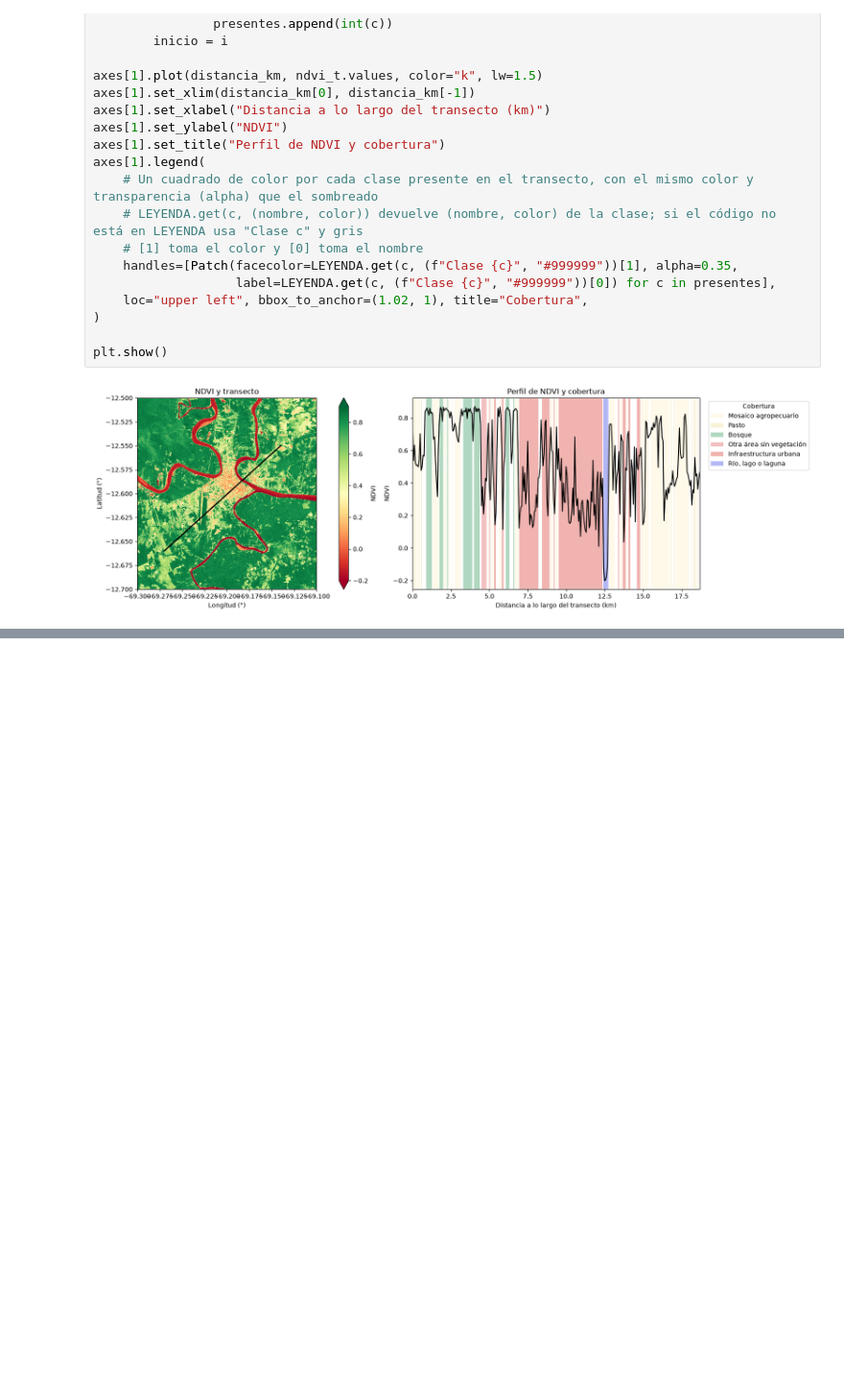
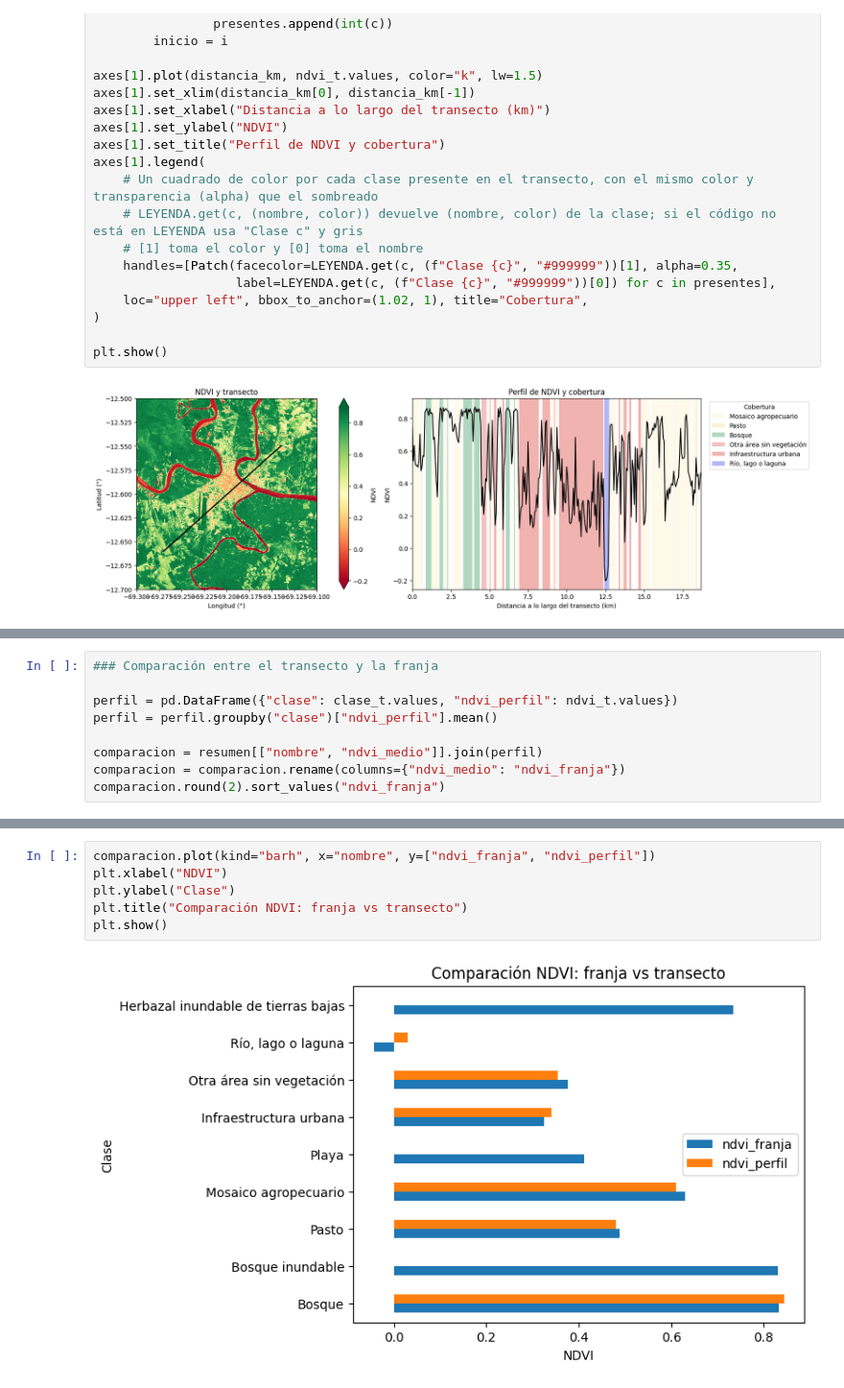
Before and after one commit to SALINASSebas/geocomputacion_-1GEO20-, a Jupyter notebook: ejercicios/ejercicios_aplicados/cobertura_ndvi.ipynb, the cells around one changed output, grey strips where cells are left out. Shown at 96% size. Cells and saved outputs as stored; diff of their text form; blank space fills up the shorter version.

```diff
--- a/ejercicios/ejercicios_aplicados/cobertura_ndvi.ipynb
+++ b/ejercicios/ejercicios_aplicados/cobertura_ndvi.ipynb
@@ -243,0 +307,9 @@ plt.show()
+# %%
+### Comparación entre el transecto y la franja
+
+perfil = pd.DataFrame({"clase": clase_t.values, "ndvi_perfil": ndvi_t.values})
+perfil = perfil.groupby("clase")["ndvi_perfil"].mean()
+
+comparacion = resumen[["nombre", "ndvi_medio"]].join(perfil)
+comparacion = comparacion.rename(columns={"ndvi_medio": "ndvi_franja"})
+comparacion.round(2).sort_values("ndvi_franja")
@@ -243,0 +328,8 @@ plt.show()
+# %%
+comparacion.plot(kind="barh", x="nombre", y=["ndvi_franja", "ndvi_perfil"])
+plt.xlabel("NDVI")
+plt.ylabel("Clase")
+plt.title("Comparación NDVI: franja vs transecto")
+plt.show()
+# %% [output]
+[figure, added]
```
Also changed, not shown: parts of 11 cells of this notebook, 5 other files.
